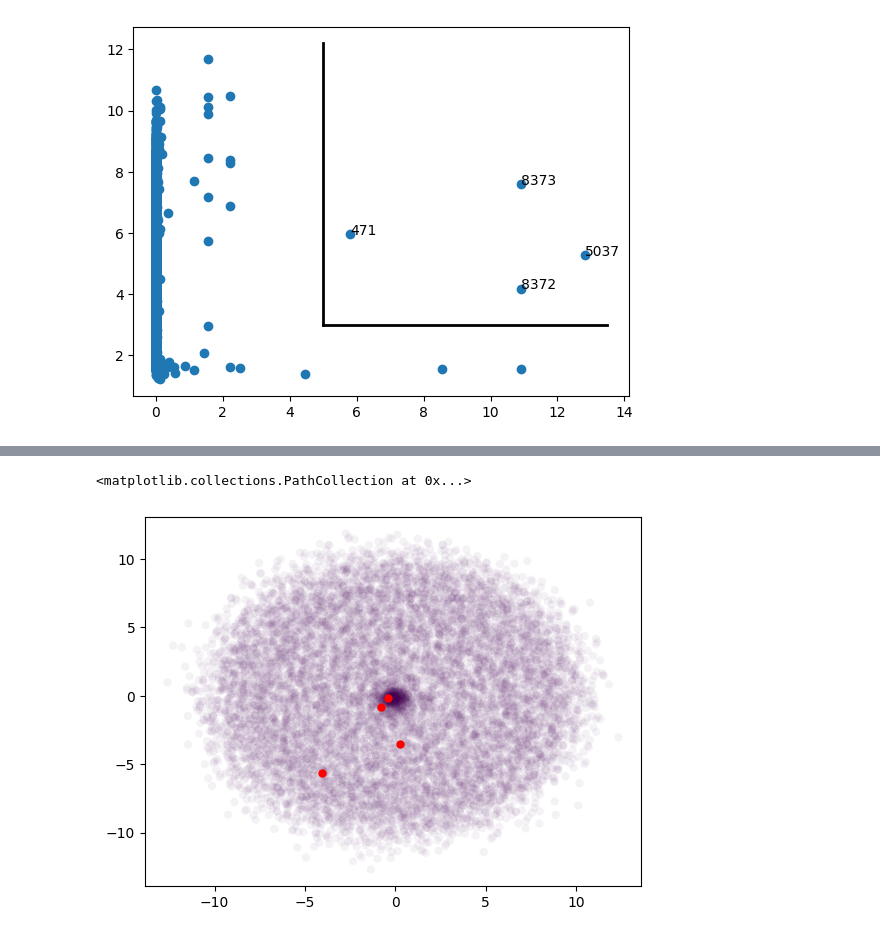
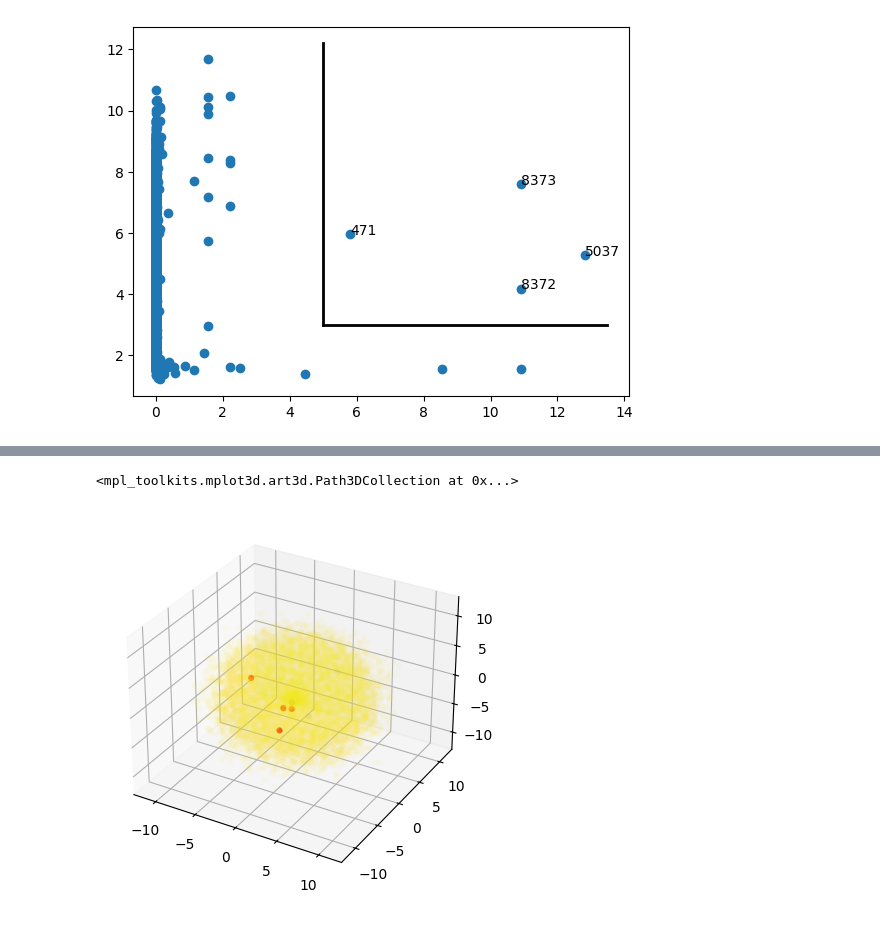
Before and after one commit to SultanOfSauce/pak, a Jupyter notebook: PAk_definitivo.ipynb, the cells around one changed output, grey strips where cells are left out. Saved outputs shown, nothing was run; the diff lists cells and outputs as text; code cells hidden in the pictures.

```diff
--- a/PAk_definitivo.ipynb
+++ b/PAk_definitivo.ipynb
@@ -122,31 +122,9 @@ class PAk():
         if self.clusterArr[i] == 0:
           self.__clusterAssignment(i, order)
 
-  def plotDecGraph(self,dencutoff, distcutoff, log=False):
-    if log:
-      appFunc = lambda x : np.log(x)
-    else:
-      appFunc = lambda x: x
-
-    plt.scatter(appFunc(self.densities), appFunc(self.minDists))
-
-    bottom, up = plt.ylim()
-    left, right = plt.xlim()
-
-    plt.plot([dencutoff, right], [distcutoff, distcutoff], color="k", linestyle="-", linewidth=2)
-    plt.plot([dencutoff, dencutoff], [distcutoff, up], color="k", linestyle="-", linewidth=2)
-
-    goodpts = []
-
-    for i in range(self.nPoints):
-      if appFunc(self.minDists[i]) > distcutoff and appFunc(self.densities[i]) > dencutoff:
-        goodpts = goodpts + [i]
-        plt.annotate(i, (np.log(self.densities[i]), np.log(self.dists[i])))
-
 
   def __clusterAssignment(self, ptIndex, order):
     for i in order[ptIndex, :]:
-      #print(order[ptIndex, :])
       nn = self.densities[i]
       if nn > self.densities[ptIndex]:
         #Set cluster:
@@ -260,16 +213,3 @@ testData.shape
-# %%
-nGauss = [300, 1000, 3000]
-nSigma = [0.1, 1, 3]
-rng = np.random.default_rng(seed=0)
-testData = np.array([], dtype=np.int64).reshape(0,2)
-trueData = np.array([], dtype=np.int64)
-
-nn = 100
-errkNN = np.array(100)
-
-for ptsIndex, pts in enumerate(nGauss):
-  for sigmaIndex, sigma in enumerate(nSigma):
-    for i in range(100)
 # %% [markdown]
 # Proteins
 # %%
@@ -435,9 +373,10 @@ KeyboardInterrupt:
 # %%
 fig = plt.figure()
-ax = fig.add_subplot()
+ax = fig.add_subplot(projection = '3d')
 
-ax.scatter(trpMds[:,0], trpMds[:,1], c = clustersTrp, alpha = 0.05, linewidth = 0)
-ax.scatter(trpMds[goodpts,0], trpMds[goodpts,1], c = 'r', alpha = 1, linewidth = 0)
+ax.scatter(trpMds[:,0], trpMds[:,1], trpMds[:,2], c = clustersTrp, alpha = 0.05, linewidth = 0)
+ax.scatter(trpMds[goodpts,0], trpMds[goodpts,1], trpMds[goodpts,2], c = 'r', alpha = 1, linewidth = 0)
+#all from 8373
 # %% [output]
-<matplotlib.collections.PathCollection at 0x...>
+<mpl_toolkits.mplot3d.art3d.Path3DCollection at 0x...>
-[figure, old version]
+[figure, new version]
```
Also changed, not shown: parts of 9 cells of this notebook, 3 other files.
